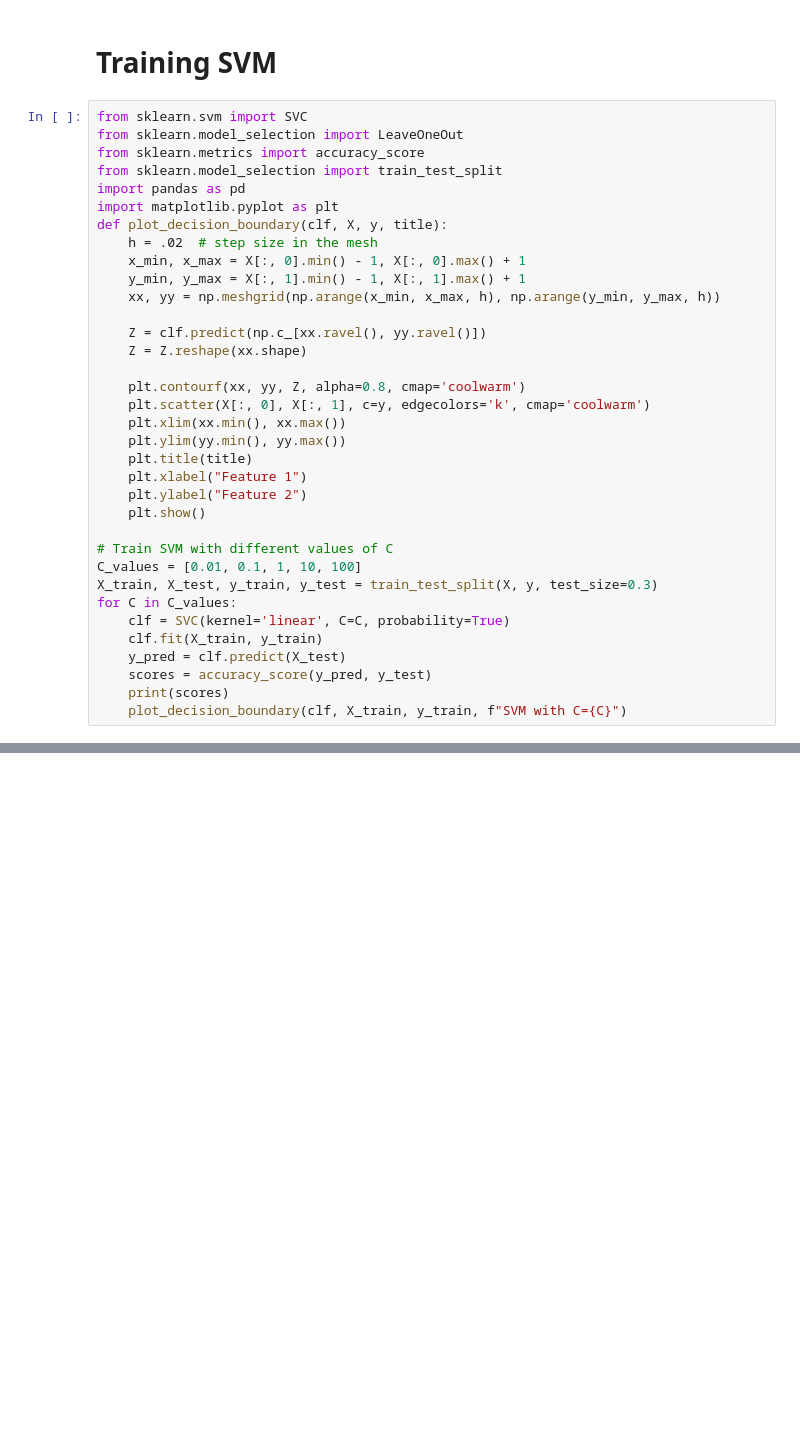
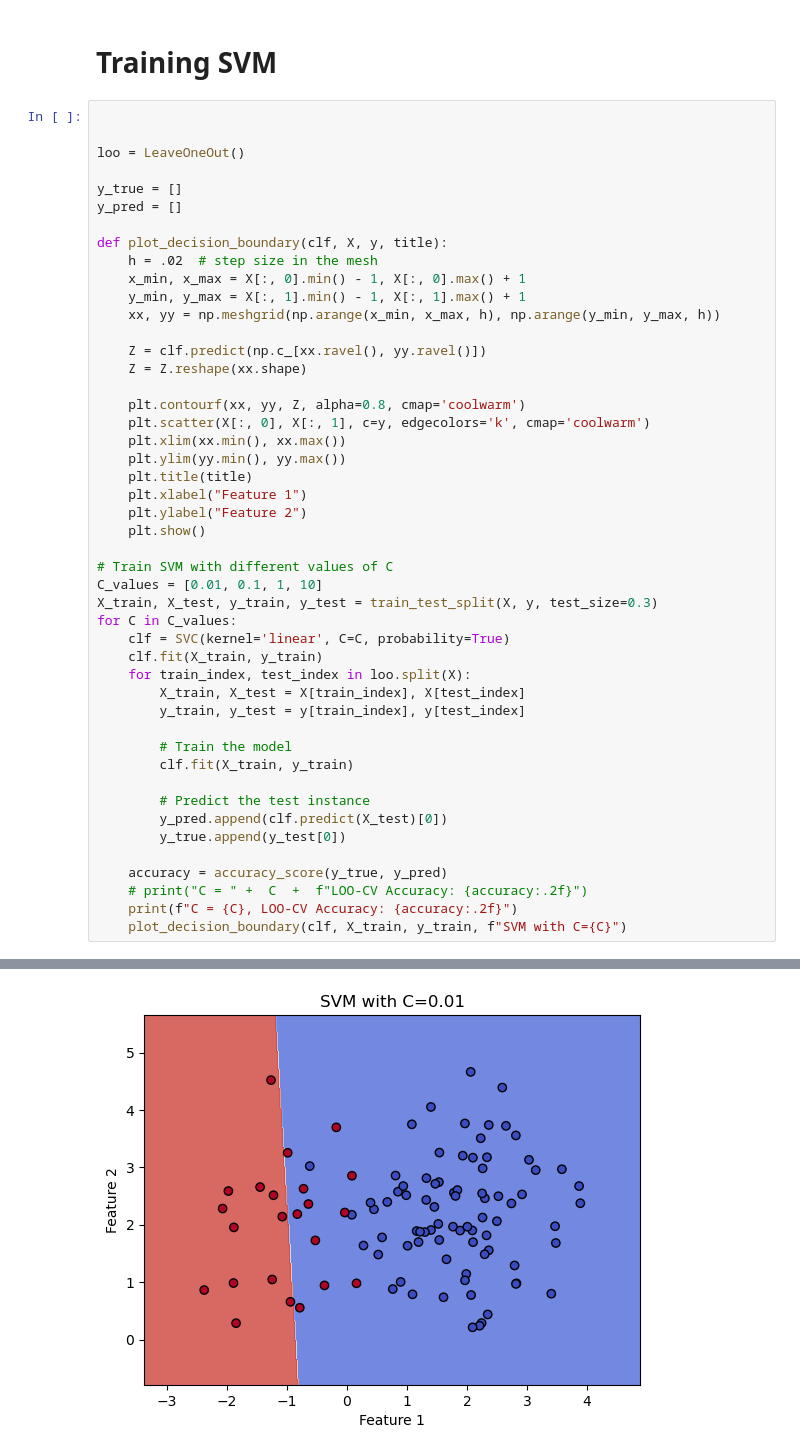
Before and after one commit to vicmon810/COMPSCI762_UOA, a Jupyter notebook: Assignment_3/Assignment3.ipynb, the cells around one changed output, grey strips where cells are left out. Saved outputs shown, nothing was run; the diff lists cells and outputs as text; blank space fills up the shorter version.

```diff
--- a/Assignment_3/Assignment3.ipynb
+++ b/Assignment_3/Assignment3.ipynb
@@ -32,12 +47,13 @@ plt.show()
 # %% [markdown]
 # Training SVM
 # %%
-from sklearn.svm import SVC
-from sklearn.model_selection import LeaveOneOut
-from sklearn.metrics import accuracy_score
-from sklearn.model_selection import train_test_split
-import pandas as pd
-import matplotlib.pyplot as plt
+
+
+loo = LeaveOneOut()
+
+y_true = []
+y_pred = []
+
 def plot_decision_boundary(clf, X, y, title):
     h = .02  # step size in the mesh
     x_min, x_max = X[:, 0].min() - 1, X[:, 0].max() + 1
@@ -57,13 +73,24 @@ def plot_decision_boundary(clf, X, y, title):
     plt.show()
 
 # Train SVM with different values of C
-C_values = [0.01, 0.1, 1, 10, 100]
+C_values = [0.01, 0.1, 1, 10]
 X_train, X_test, y_train, y_test = train_test_split(X, y, test_size=0.3)
 for C in C_values:
     clf = SVC(kernel='linear', C=C, probability=True)
     clf.fit(X_train, y_train)
-    y_pred = clf.predict(X_test)
-    scores = accuracy_score(y_pred, y_test)
-    print(scores)
+    for train_index, test_index in loo.split(X):
+        X_train, X_test = X[train_index], X[test_index]
+        y_train, y_test = y[train_index], y[test_index]
+
+        # Train the model
+        clf.fit(X_train, y_train)
+
+        # Predict the test instance
+        y_pred.append(clf.predict(X_test)[0])
+        y_true.append(y_test[0])
+
+    accuracy = accuracy_score(y_true, y_pred)
+    # print("C = " +  C  +  f"LOO-CV Accuracy: {accuracy:.2f}")
+    print(f"C = {C}, LOO-CV Accuracy: {accuracy:.2f}")
     plot_decision_boundary(clf, X_train, y_train, f"SVM with C={C}")
 # %% [output]
@@ -86,0 +98 @@ for C in C_values:
+[figure, added]
```
Also changed, not shown: parts of 17 cells of this notebook, 2 other files.
